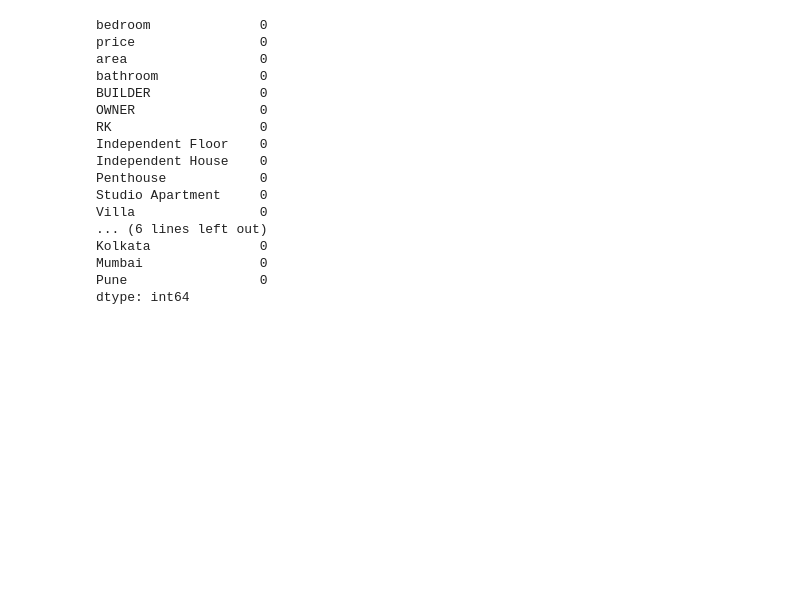
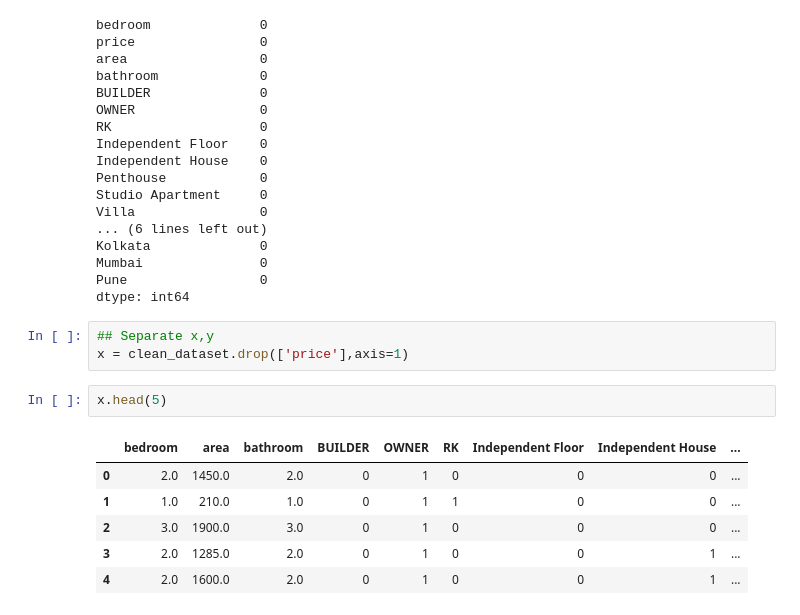
Before and after one commit to amitroyewu/House-rent-prediction, a Jupyter notebook: House Rent Price Prediction.ipynb, the cells around one changed output. Drawn from its saved outputs; the diff is of its cells as text; blank space fills up the shorter version.

Commit message:
update separate x y

```diff
--- a/House Rent Price Prediction.ipynb
+++ b/House Rent Price Prediction.ipynb
@@ -119,3 +119,15 @@ Kolkata              0
 Mumbai               0
 Pune                 0
 dtype: int64
+# %%
+## Separate x,y
+x = clean_dataset.drop(['price'],axis=1)
+# %%
+x.head(5)
+# %% [output]
+|  | bedroom | area | bathroom | BUILDER | OWNER | RK | Independent Floor | Independent House | ... |
+| 0 | 2.0 | 1450.0 | 2.0 | 0 | 1 | 0 | 0 | 0 | ... |
+| 1 | 1.0 | 210.0 | 1.0 | 0 | 1 | 1 | 0 | 0 | ... |
+| 2 | 3.0 | 1900.0 | 3.0 | 0 | 1 | 0 | 0 | 0 | ... |
+| 3 | 2.0 | 1285.0 | 2.0 | 0 | 1 | 0 | 0 | 1 | ... |
+| 4 | 2.0 | 1600.0 | 2.0 | 0 | 1 | 0 | 0 | 1 | ... |
```
